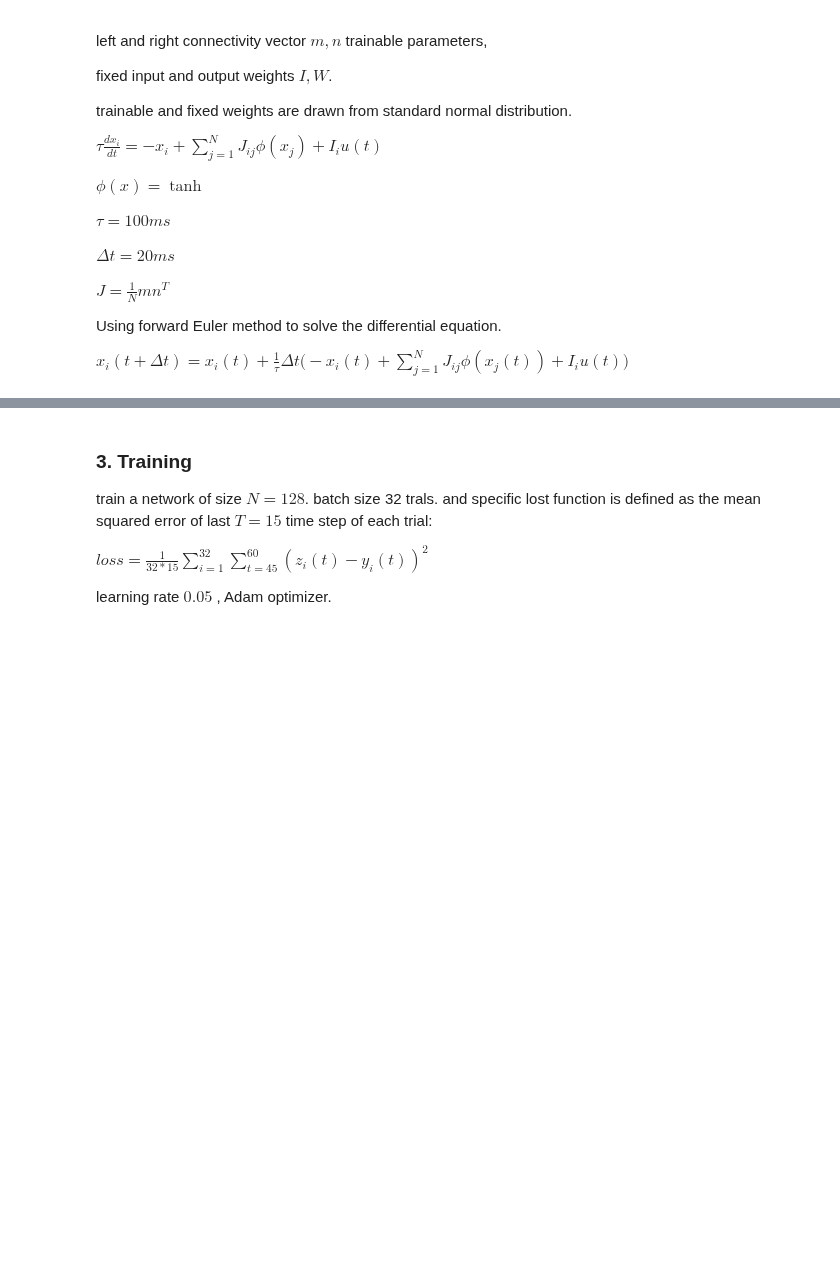
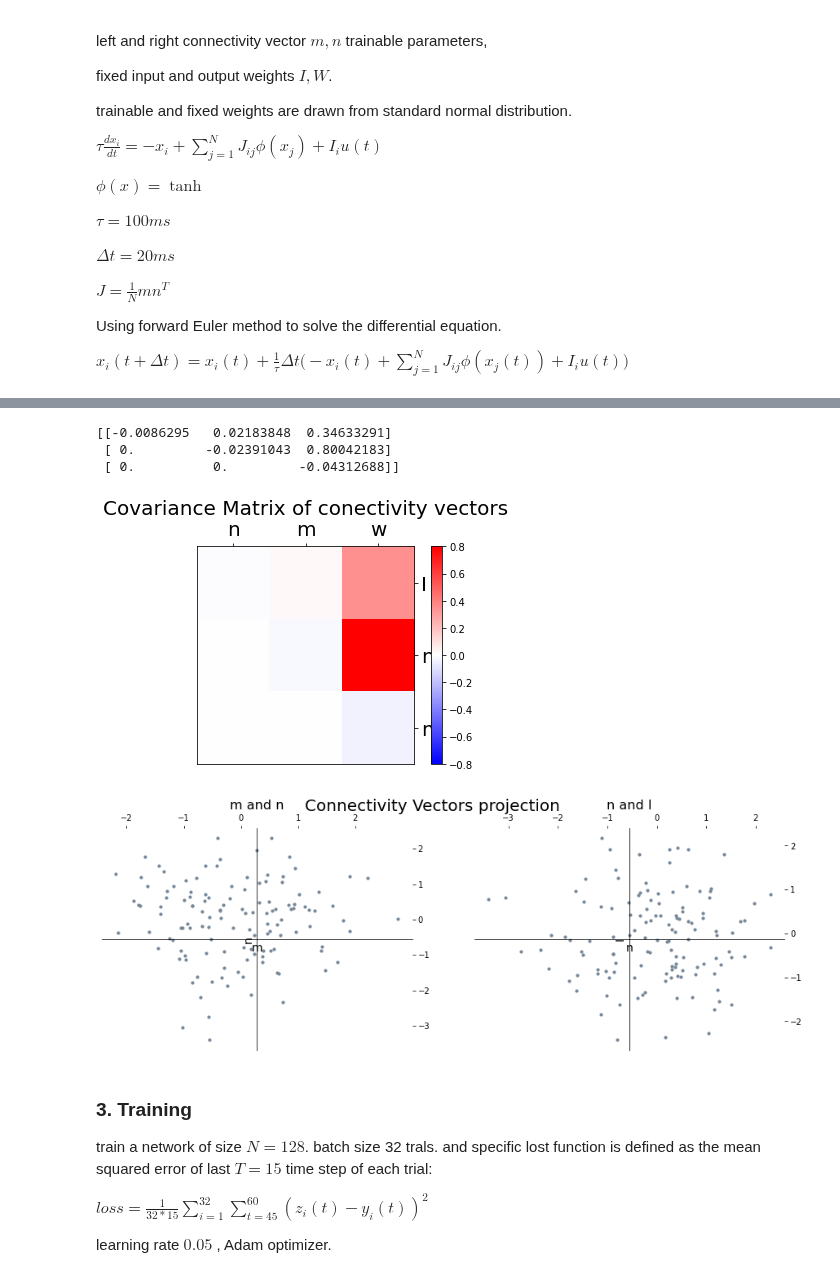
Before and after one commit to Erfan7bt/MHBF, a Jupyter notebook: Projects/DM.ipynb, the cells around one changed output, grey strips where cells are left out. Drawn from its saved outputs; the diff is of its cells as text; code cells hidden in the pictures; blank space fills up the shorter version.

```diff
--- a/Projects/DM.ipynb
+++ b/Projects/DM.ipynb
@@ -231,3 +206,69 @@ rank of J: 1
+# %%
+model = RNN(128)
+m=model.m.detach().numpy()
+n=model.n.detach().numpy()
+wi=model.wi.detach().numpy()
+w=model.w.detach().numpy()
+network_size=model.network_size
+m=-m
+n=-n
+vectors = [wi, n, m, w]
+
+cov_matrix=np.cov(vectors)
+cov_matrix=np.triu(cov_matrix,1)
+cov_matrix=cov_matrix[0:3,1:4]
+bound_bt = np.max((np.abs(np.min(cov_matrix)), np.abs(np.max(cov_matrix))))
+cov_matrix_bt=cov_matrix
+print(cov_matrix)
+
+plt.figure()
+ax=plt.gca()
+ax.yaxis.tick_right()
+ax.xaxis.tick_top()
+plt.title('Covariance Matrix of conectivity vectors', fontsize=20)
+plt.imshow(cov_matrix,cmap= "bwr", vmin=-bound_bt, vmax=bound_bt)
+ax.set_aspect('equal','box')
+plt.xticks(np.arange(0, 3, step=1), ['n', 'm', 'w'], fontsize=20)
+plt.yticks(np.arange(0, 3, step=1), ['I','n', 'm'], fontsize=20)
+plt.colorbar()
+
+fig, ax = plt.subplots(1, 2, figsize=(15, 5))
+
+fig.suptitle('Connectivity Vectors projection', fontsize=20)
+# plt.suptitle('Connectivity Vectors projection', fontsize=20)
+ax[0].set_title('m and n', fontsize=16)
+ax[0].scatter(m, n,s=10, c= 'lightslategray')
+ax[0].set_xlabel('m', fontsize=14)
+ax[0].set_ylabel('n', fontsize=14)
+
+ax[0].spines['left'].set_position('center')
+ax[0].spines['bottom'].set_position('center')
+# Eliminate upper and right axes
+ax[0].spines['right'].set_color('none')
+ax[0].spines['top'].set_color('none')
+# Show ticks in the left and lower axes only
+ax[0].xaxis.set_ticks_position('top')
+ax[0].yaxis.set_ticks_position('right')
+
+ax[1].set_title('n and I', fontsize=16)
+ax[1].scatter(n, wi, s=10, c= 'lightslategray')
+ax[1].set_xlabel('n', fontsize=14)
+ax[1].set_ylabel('I', fontsize=14)
+
+ax[1].spines['left'].set_position('center')
+ax[1].spines['bottom'].set_position('center')
+# Eliminate upper and right axes
+ax[1].spines['right'].set_color('none')
+ax[1].spines['top'].set_color('none')
+# Show ticks in the left and lower axes only
+ax[1].xaxis.set_ticks_position('top')
+ax[1].yaxis.set_ticks_position('right')
+# %% [output]
+[[-0.0086295   0.02183848  0.34633291]
+ [ 0.         -0.02391043  0.80042183]
+ [ 0.          0.         -0.04312688]]
+[figure, added]
+[figure, added]
 # %% [markdown]
 ### 3. Training
 train a network of size $N=128$. batch size 32 trals. and specific lost function is defined as the mean squared error of last $T=15$ time step of each trial:
```
Also changed, not shown: parts of 8 cells of this notebook, 1 other file.
